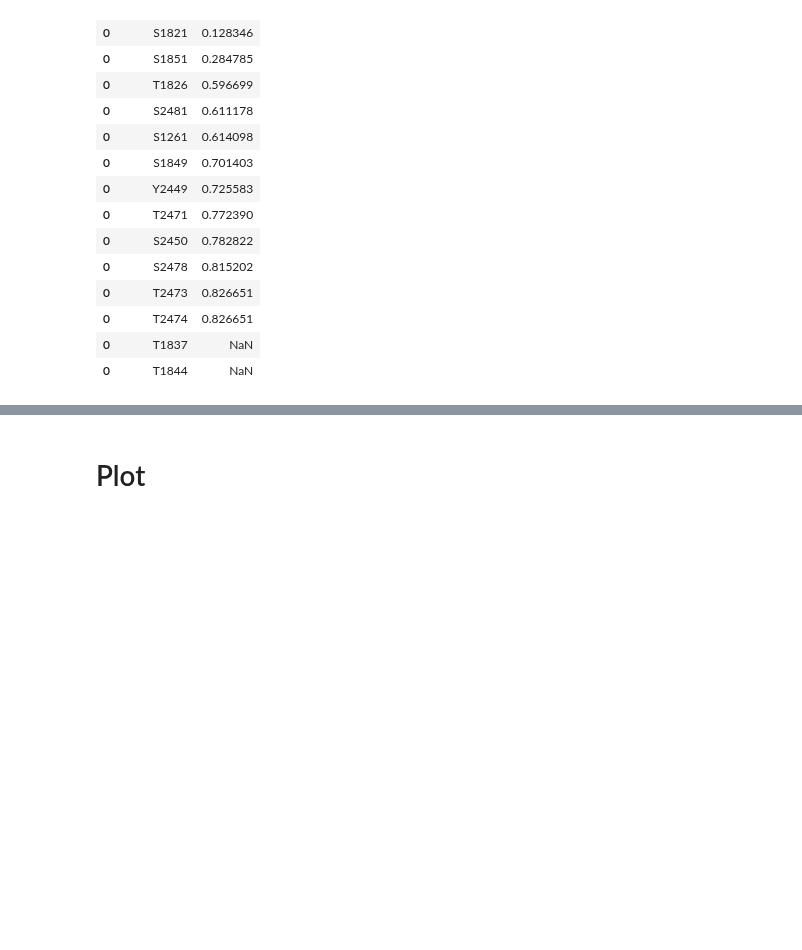
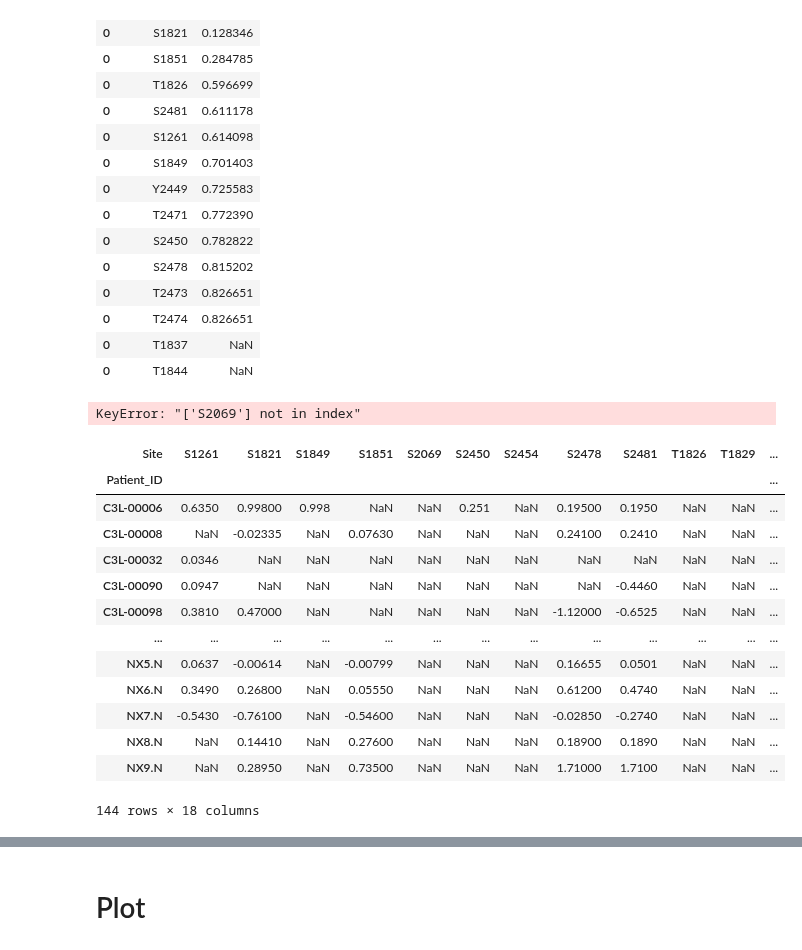
Before and after one commit to PayneLab/WhenMutationsDontMatter, a Jupyter notebook: PIK3CA/Cis and Tran effects Phosphoproteomics.ipynb, the cells around one changed output, grey strips where cells are left out. Cells and saved outputs as stored; diff of their text form; code cells hidden in the pictures; blank space fills up the shorter version.

```diff
--- a/PIK3CA/Cis and Tran effects Phosphoproteomics.ipynb
+++ b/PIK3CA/Cis and Tran effects Phosphoproteomics.ipynb
@@ -106,3 +245,25 @@ Incorrectly Formatted Dataframe! Label column must have exactly 2 unique values.
 | 0 | T2474 | 0.826651 |
 | 0 | T1837 | NaN |
 | 0 | T1844 | NaN |
+# %%
+df = mut_and_phos[['Mutation', "S2454"]].dropna()
+u.wrap_ttest(df, 'Mutation', ['S2454'], return_all = True)
+# %% [output]
+KeyError: "['S2069'] not in index"
+# %%
+phos['MTOR']
+# %% [output]
+| Site | S1261 | S1821 | S1849 | S1851 | S2069 | S2450 | S2454 | S2478 | S2481 | T1826 | T1829 | ... |
+| Patient_ID |  |  |  |  |  |  |  |  |  |  |  | ... |
+| C3L-00006 | 0.6350 | 0.99800 | 0.998 | NaN | NaN | 0.251 | NaN | 0.19500 | 0.1950 | NaN | NaN | ... |
+| C3L-00008 | NaN | -0.02335 | NaN | 0.07630 | NaN | NaN | NaN | 0.24100 | 0.2410 | NaN | NaN | ... |
+| C3L-00032 | 0.0346 | NaN | NaN | NaN | NaN | NaN | NaN | NaN | NaN | NaN | NaN | ... |
+| C3L-00090 | 0.0947 | NaN | NaN | NaN | NaN | NaN | NaN | NaN | -0.4460 | NaN | NaN | ... |
+| C3L-00098 | 0.3810 | 0.47000 | NaN | NaN | NaN | NaN | NaN | -1.12000 | -0.6525 | NaN | NaN | ... |
+| ... | ... | ... | ... | ... | ... | ... | ... | ... | ... | ... | ... | ... |
+| NX5.N | 0.0637 | -0.00614 | NaN | -0.00799 | NaN | NaN | NaN | 0.16655 | 0.0501 | NaN | NaN | ... |
+| NX6.N | 0.3490 | 0.26800 | NaN | 0.05550 | NaN | NaN | NaN | 0.61200 | 0.4740 | NaN | NaN | ... |
+| NX7.N | -0.5430 | -0.76100 | NaN | -0.54600 | NaN | NaN | NaN | -0.02850 | -0.2740 | NaN | NaN | ... |
+| NX8.N | NaN | 0.14410 | NaN | 0.27600 | NaN | NaN | NaN | 0.18900 | 0.1890 | NaN | NaN | ... |
+| NX9.N | NaN | 0.28950 | NaN | 0.73500 | NaN | NaN | NaN | 1.71000 | 1.7100 | NaN | NaN | ... |
+144 rows × 18 columns
```
Also changed, not shown: parts of 48 cells of this notebook, 6 other files.
